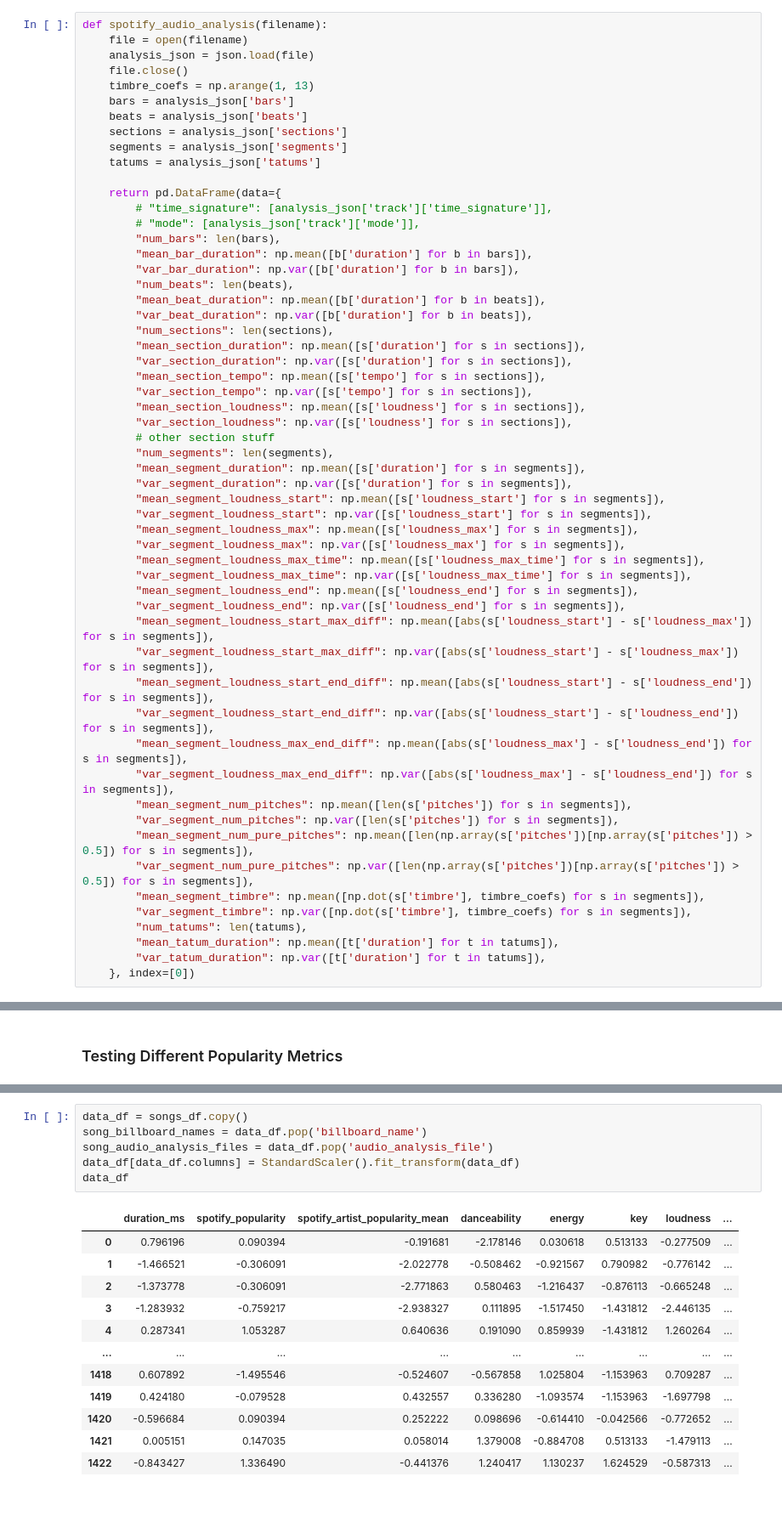
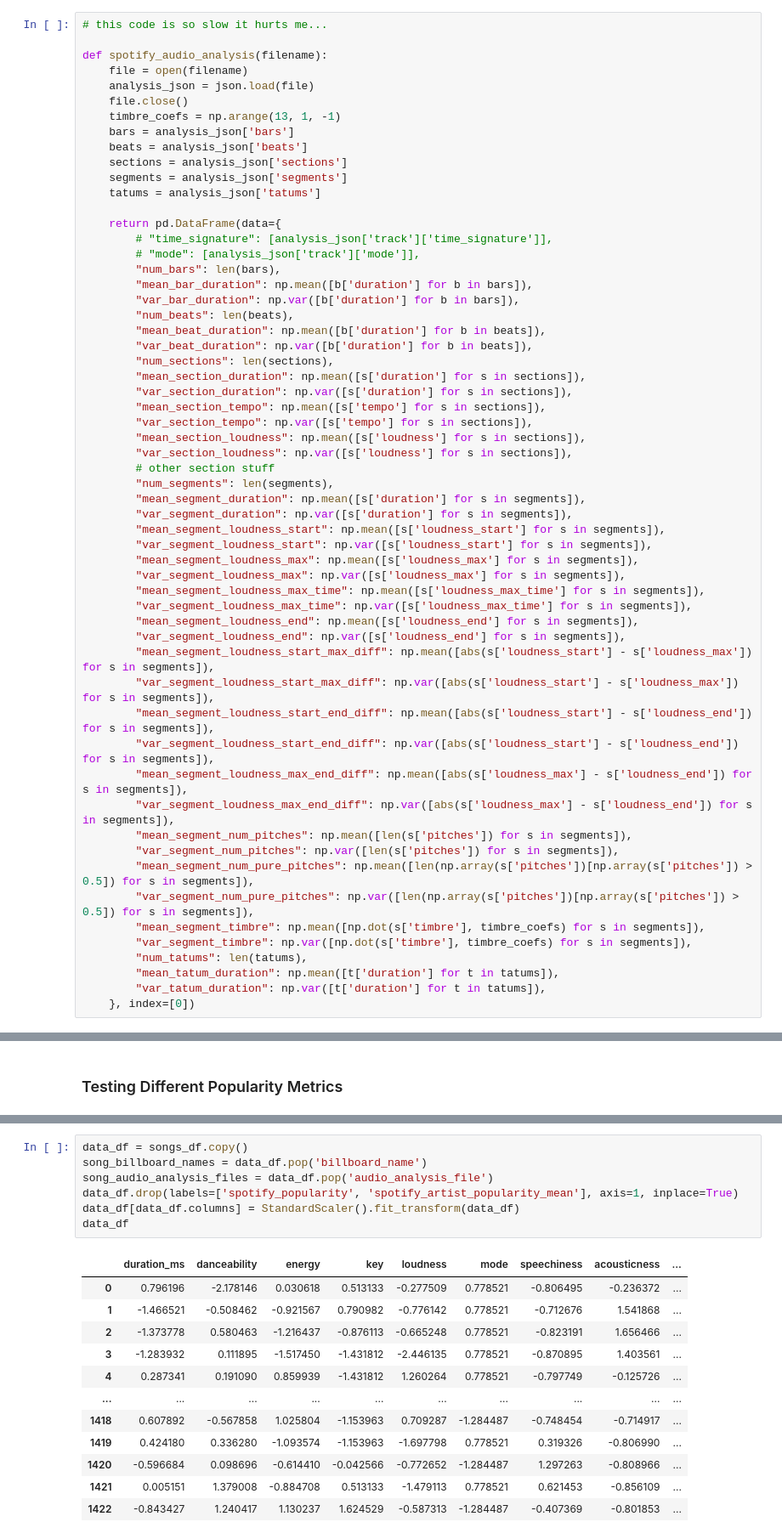
Before and after one commit to Santius0/comp-6940-project, a Jupyter notebook: notebooks/eda.ipynb, the cells around one changed output, grey strips where cells are left out. Shown: that part at 85% size. Saved outputs shown, nothing was run; the diff lists cells and outputs as text; blank space fills up the shorter version.

```diff
--- a/notebooks/eda.ipynb
+++ b/notebooks/eda.ipynb
@@ -97,11 +97,13 @@ songs_df = pd.get_dummies(songs_df, prefix=['explicit'], columns=['explicit'])
 ### I don't know what made me think we need *MORE* features, but here's more features...
 Some extra feature engineering for spotify's audio analysis object that did't happen during dataset construction.
 # %%
+# this code is so slow it hurts me...
+
 def spotify_audio_analysis(filename):
     file = open(filename)
     analysis_json = json.load(file)
     file.close()
-    timbre_coefs = np.arange(1, 13)
+    timbre_coefs = np.arange(13, 1, -1)
     bars = analysis_json['bars']
     beats = analysis_json['beats']
     sections = analysis_json['sections']
@@ -285,19 +290,20 @@ pop_metrics.describe()
 # %%
 data_df = songs_df.copy()
 song_billboard_names = data_df.pop('billboard_name')
 song_audio_analysis_files = data_df.pop('audio_analysis_file')
+data_df.drop(labels=['spotify_popularity', 'spotify_artist_popularity_mean'], axis=1, inplace=True)
 data_df[data_df.columns] = StandardScaler().fit_transform(data_df)
 data_df
 # %% [output]
-|  | duration_ms | spotify_popularity | spotify_artist_popularity_mean | danceability | energy | key | loudness | ... |
-| 0 | 0.796196 | 0.090394 | -0.191681 | -2.178146 | 0.030618 | 0.513133 | -0.277509 | ... |
-| 1 | -1.466521 | -0.306091 | -2.022778 | -0.508462 | -0.921567 | 0.790982 | -0.776142 | ... |
-| 2 | -1.373778 | -0.306091 | -2.771863 | 0.580463 | -1.216437 | -0.876113 | -0.665248 | ... |
-| 3 | -1.283932 | -0.759217 | -2.938327 | 0.111895 | -1.517450 | -1.431812 | -2.446135 | ... |
-| 4 | 0.287341 | 1.053287 | 0.640636 | 0.191090 | 0.859939 | -1.431812 | 1.260264 | ... |
-| ... | ... | ... | ... | ... | ... | ... | ... | ... |
-| 1418 | 0.607892 | -1.495546 | -0.524607 | -0.567858 | 1.025804 | -1.153963 | 0.709287 | ... |
-| 1419 | 0.424180 | -0.079528 | 0.432557 | 0.336280 | -1.093574 | -1.153963 | -1.697798 | ... |
-| 1420 | -0.596684 | 0.090394 | 0.252222 | 0.098696 | -0.614410 | -0.042566 | -0.772652 | ... |
-| 1421 | 0.005151 | 0.147035 | 0.058014 | 1.379008 | -0.884708 | 0.513133 | -1.479113 | ... |
-| 1422 | -0.843427 | 1.336490 | -0.441376 | 1.240417 | 1.130237 | 1.624529 | -0.587313 | ... |
+|  | duration_ms | danceability | energy | key | loudness | mode | speechiness | acousticness | ... |
+| 0 | 0.796196 | -2.178146 | 0.030618 | 0.513133 | -0.277509 | 0.778521 | -0.806495 | -0.236372 | ... |
+| 1 | -1.466521 | -0.508462 | -0.921567 | 0.790982 | -0.776142 | 0.778521 | -0.712676 | 1.541868 | ... |
+| 2 | -1.373778 | 0.580463 | -1.216437 | -0.876113 | -0.665248 | 0.778521 | -0.823191 | 1.656466 | ... |
+| 3 | -1.283932 | 0.111895 | -1.517450 | -1.431812 | -2.446135 | 0.778521 | -0.870895 | 1.403561 | ... |
+| 4 | 0.287341 | 0.191090 | 0.859939 | -1.431812 | 1.260264 | 0.778521 | -0.797749 | -0.125726 | ... |
+| ... | ... | ... | ... | ... | ... | ... | ... | ... | ... |
+| 1418 | 0.607892 | -0.567858 | 1.025804 | -1.153963 | 0.709287 | -1.284487 | -0.748454 | -0.714917 | ... |
+| 1419 | 0.424180 | 0.336280 | -1.093574 | -1.153963 | -1.697798 | 0.778521 | 0.319326 | -0.806990 | ... |
+| 1420 | -0.596684 | 0.098696 | -0.614410 | -0.042566 | -0.772652 | -1.284487 | 1.297263 | -0.808966 | ... |
+| 1421 | 0.005151 | 1.379008 | -0.884708 | 0.513133 | -1.479113 | 0.778521 | 0.621453 | -0.856109 | ... |
+| 1422 | -0.843427 | 1.240417 | 1.130237 | 1.624529 | -0.587313 | -1.284487 | -0.407369 | -0.801853 | ... |
```
Also changed, not shown: parts of 21 cells of this notebook, 1 other file.
